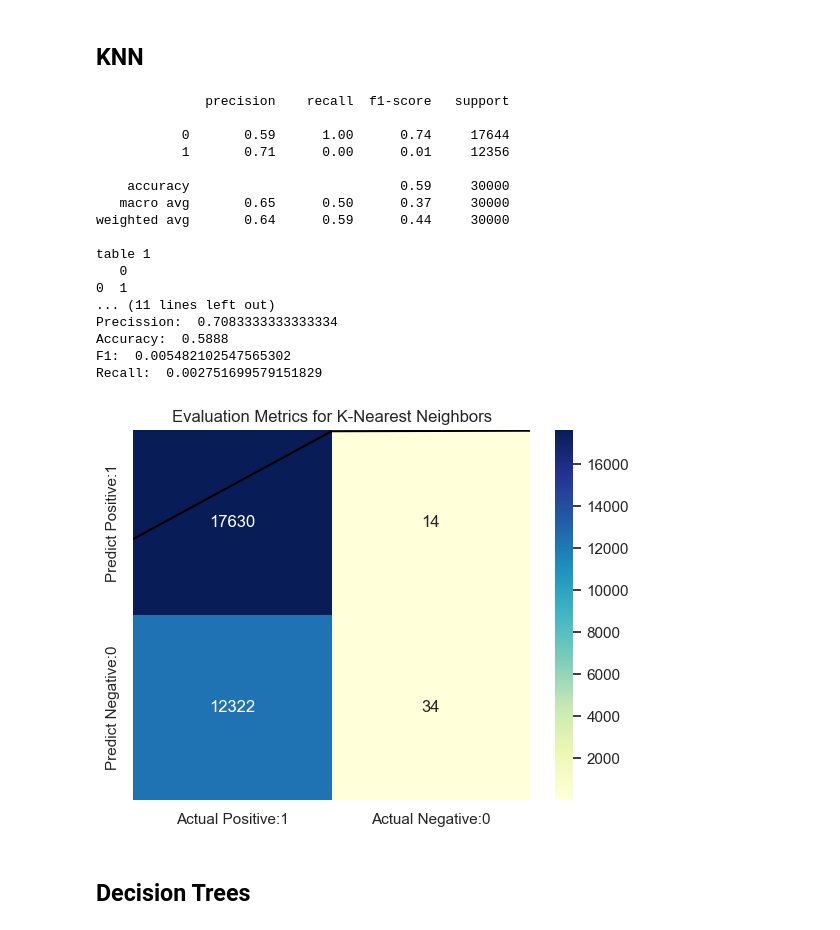
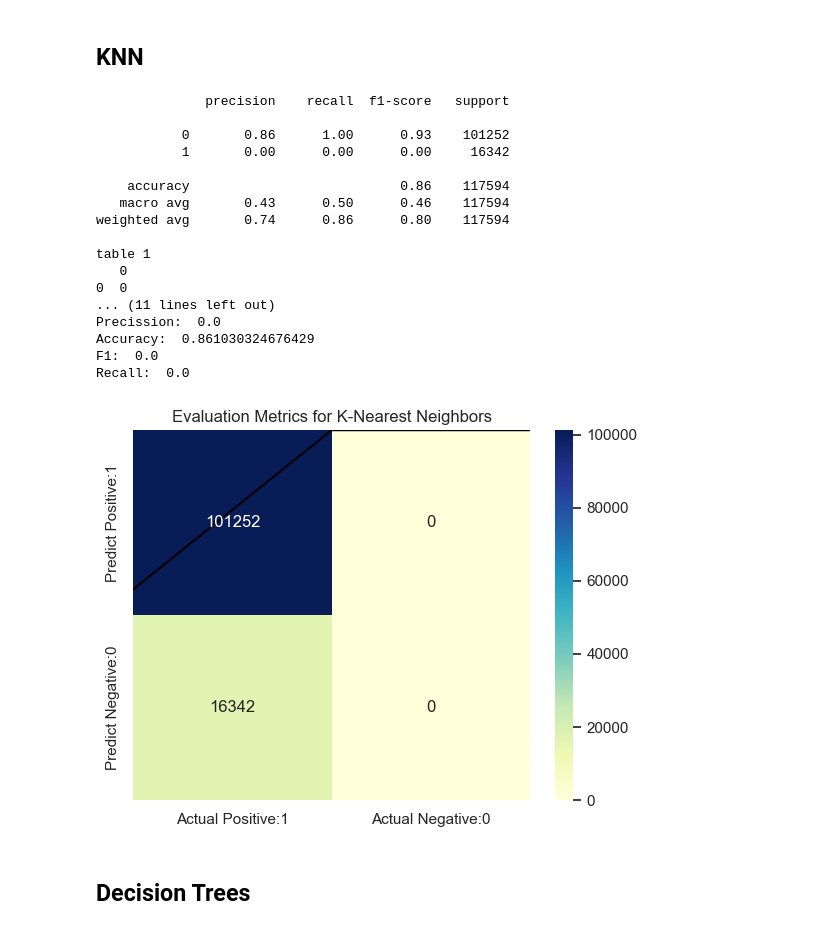
Before and after one commit to komolcia/Julia-Komorowska-Inteligencja-Obliczeniowa, a Jupyter notebook: projekt.ipynb, the cells around one changed output. Cells and saved outputs as stored; diff of their text form; code cells hidden in the pictures.

```diff
--- a/projekt.ipynb
+++ b/projekt.ipynb
@@ -107,7 +107,10 @@ df.head()
 | 4 | 2 | 1 | 2 | 1 | 21/06/2020 | 0 | 0 | 68 | 0 | ... |
 5 rows × 21 columns
 # %%
-#Deleted columns which I don't understand
+df.drop(df.loc[df['CLASIFFICATION_FINAL']==4].index, inplace=True)
+df.drop(df.loc[df['CLASIFFICATION_FINAL']==5].index, inplace=True)
+df.drop(df.loc[df['CLASIFFICATION_FINAL']==6].index, inplace=True)
+df.drop(df.loc[df['CLASIFFICATION_FINAL']==7].index, inplace=True)
 df = df.drop('INMSUPR', axis=1)
 df = df.drop('CLASIFFICATION_FINAL', axis=1)
 df = df.drop('ICU', axis=1)
@@ -311,27 +314,27 @@ def knn(X,Y):
                                  index=['Predict Positive:1', 'Predict Negative:0'])
     sns.heatmap(cm_matrix, annot=True, fmt='d', cmap='YlGnBu')
 # %%
-knn(X=df["OTHER_DISEASE"].iloc[:100000].values.reshape(-1,1),
-Y = df["DEATH"].iloc[:100000].values)
+knn(X=df["OTHER_DISEASE"].values.reshape(-1,1),
+Y = df["DEATH"].values)
 # %% [output]
               precision    recall  f1-score   support
 
-           0       0.59      1.00      0.74     17644
-           1       0.71      0.00      0.01     12356
+           0       0.86      1.00      0.93    101252
+           1       0.00      0.00      0.00     16342
 
-    accuracy                           0.59     30000
-   macro avg       0.65      0.50      0.37     30000
-weighted avg       0.64      0.59      0.44     30000
+    accuracy                           0.86    117594
+   macro avg       0.43      0.50      0.46    117594
+weighted avg       0.74      0.86      0.80    117594
 
 table 1
    0
-0  1
+0  0
 ... (11 lines left out)
-Precission:  0.7083333333333334
-Accuracy:  0.5888
-F1:  0.005482102547565302
-Recall:  0.002751699579151829
+Precission:  0.0
+Accuracy:  0.861030324676429
+F1:  0.0
+Recall:  0.0
-[figure, old version]
+[figure, new version]
 # %% [markdown]
 ## Decision Trees
 # %%
```
Also changed, not shown: parts of 26 cells of this notebook.
